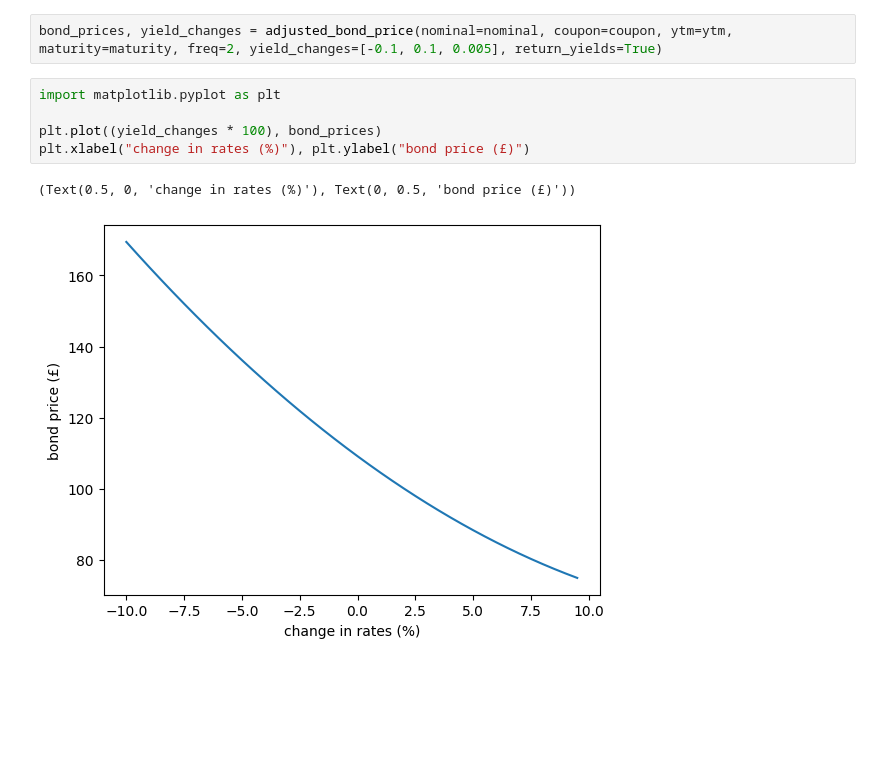
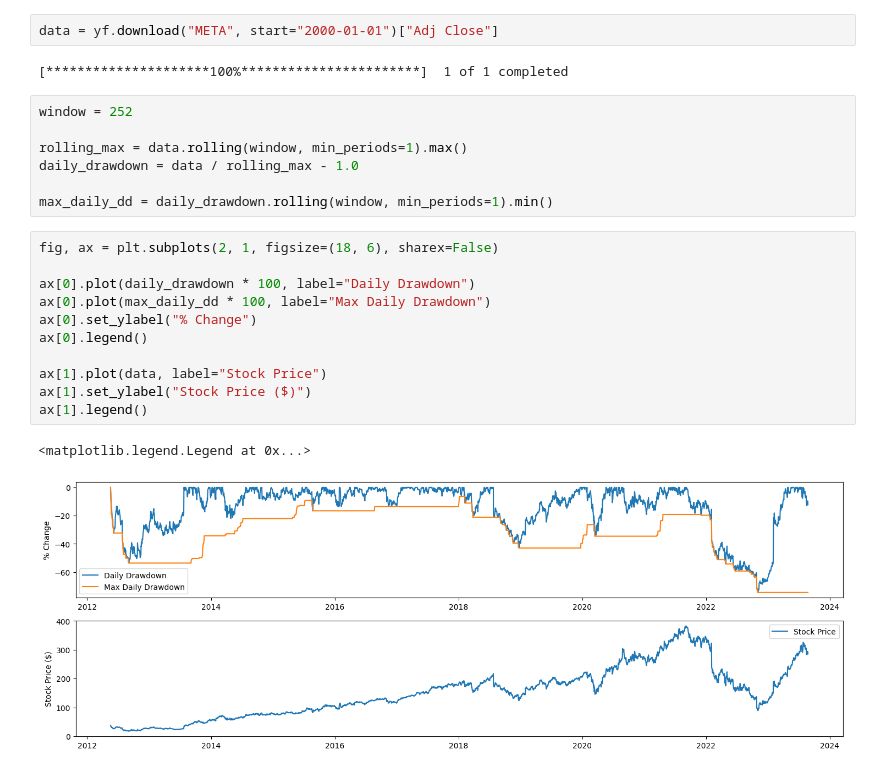
Before and after one commit to JackGreenaway/financial_calculations, a Jupyter notebook: test_notebook.ipynb, the cells around one changed output. Drawn from its saved outputs; the diff is of its cells as text; blank space fills up the shorter version.

Commit message:
looked at stock drawdowns

```diff
--- a/test_notebook.ipynb
+++ b/test_notebook.ipynb
@@ -56,10 +7,25 @@ def adjusted_bond_price(nominal: float, coupon: float, ytm: float, maturity: int
-# %%
-bond_prices, yield_changes = adjusted_bond_price(nominal=nominal, coupon=coupon, ytm=ytm, maturity=maturity, freq=2, yield_changes=[-0.1, 0.1, 0.005], return_yields=True)
-# %%
-import matplotlib.pyplot as plt
-
-plt.plot((yield_changes * 100), bond_prices)
-plt.xlabel("change in rates (%)"), plt.ylabel("bond price (£)")
-# %% [output]
-(Text(0.5, 0, 'change in rates (%)'), Text(0, 0.5, 'bond price (£)'))
-[figure, removed]
+# %%
+data = yf.download("META", start="2000-01-01")["Adj Close"]
+# %% [output]
+[*********************100%***********************]  1 of 1 completed
+# %%
+window = 252
+
+rolling_max = data.rolling(window, min_periods=1).max()
+daily_drawdown = data / rolling_max - 1.0
+
+max_daily_dd = daily_drawdown.rolling(window, min_periods=1).min()
+# %%
+fig, ax = plt.subplots(2, 1, figsize=(18, 6), sharex=False)
+
+ax[0].plot(daily_drawdown * 100, label="Daily Drawdown")
+ax[0].plot(max_daily_dd * 100, label="Max Daily Drawdown")
+ax[0].set_ylabel("% Change")
+ax[0].legend()
+
+ax[1].plot(data, label="Stock Price")
+ax[1].set_ylabel("Stock Price ($)")
+ax[1].legend()
+# %% [output]
+<matplotlib.legend.Legend at 0x...>
+[figure, added]
```
Also changed, not shown: parts of 9 cells of this notebook.
